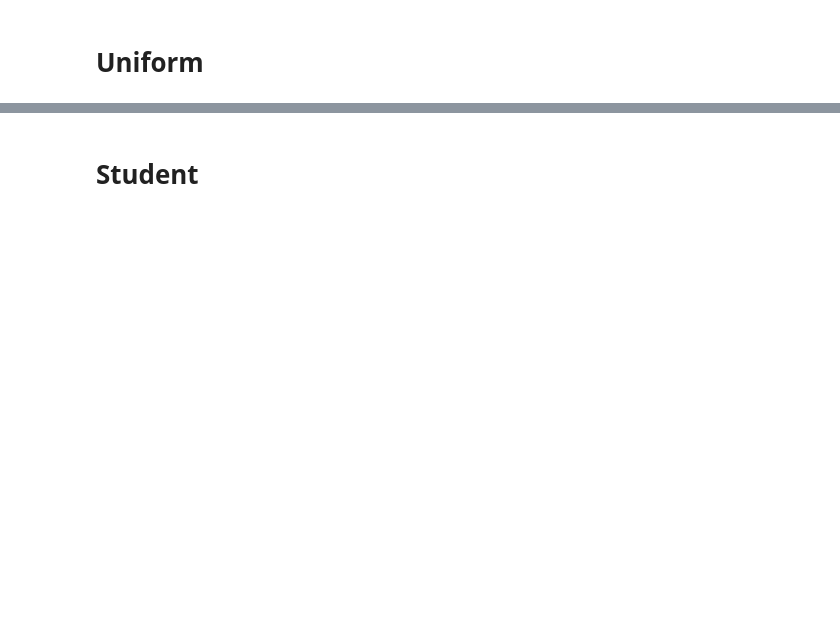
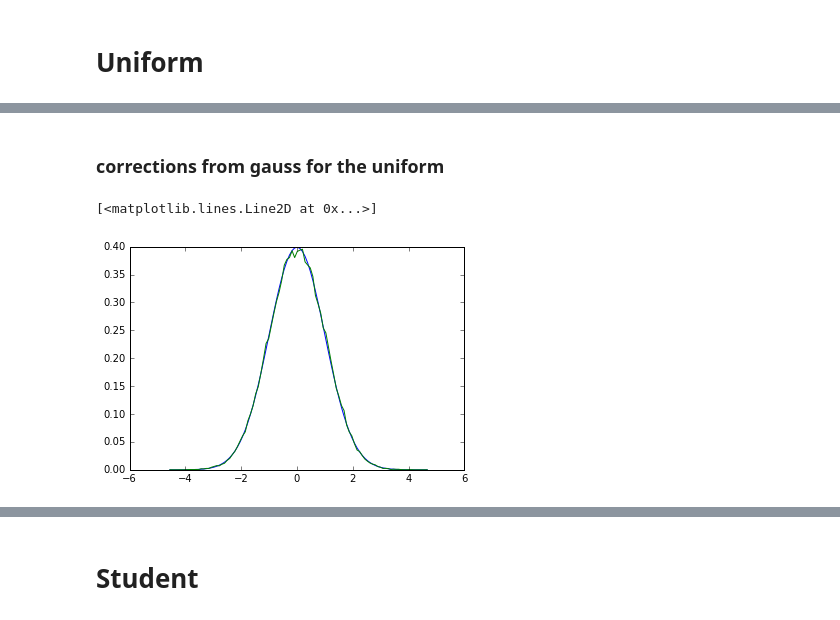
Before and after one commit to baruselli/random_walks, a Jupyter notebook: random_walks.ipynb, the cells around one changed output, grey strips where cells are left out. Cells and saved outputs as stored; diff of their text form; code cells hidden in the pictures; blank space fills up the shorter version.

```diff
--- a/random_walks.ipynb
+++ b/random_walks.ipynb
@@ -113,0 +109,13 @@ plt.hist(A3_sum,bins=100);
+# %% [markdown]
+### corrections from gauss for the uniform
+# %%
+x=np.zeros(len(hist[0]))
+for i in range(len(x)):
+    x[i]=(hist[1][i]+hist[1][i+1])/2
+
+
+plt.plot(x,stats.norm.pdf(x,0,1),label="gauss")
+plt.plot(x,hist[0],label="hist")
+# %% [output]
+[<matplotlib.lines.Line2D at 0x...>]
+[figure, added]
```
Also changed, not shown: parts of 34 cells of this notebook.
